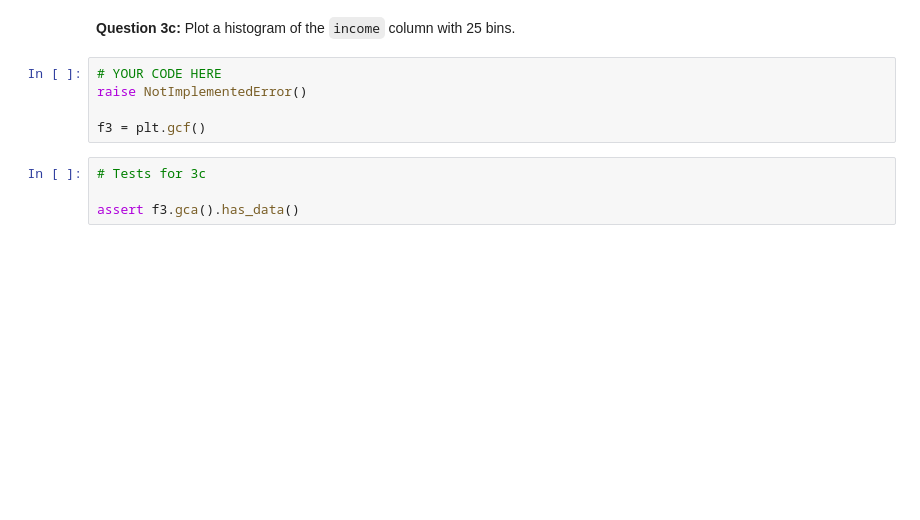
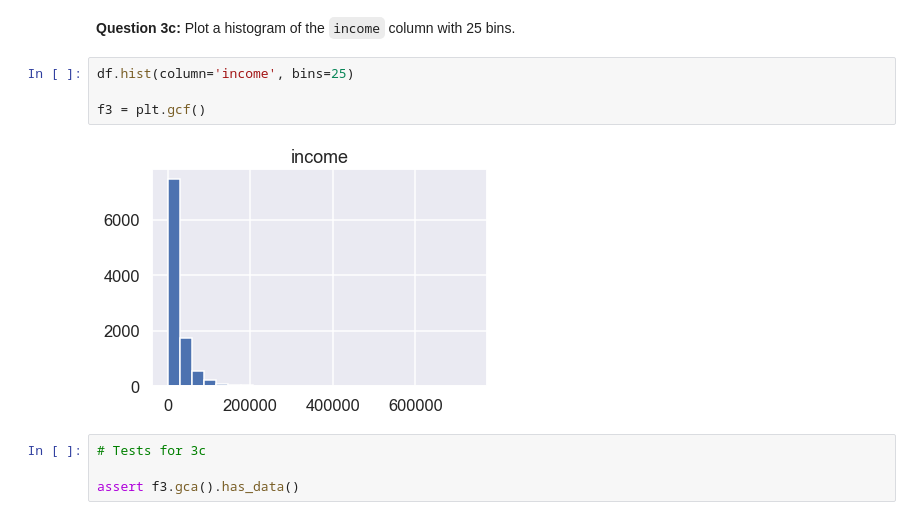
Before and after one commit to johnny-tran/Assignments, a Jupyter notebook: A2/T2783.ipynb, the cells around one changed output. Cells and saved outputs as stored; diff of their text form; blank space fills up the shorter version.

```diff
--- a/A2/T2783.ipynb
+++ b/A2/T2783.ipynb
@@ -257,11 +244,12 @@ f2 = plt.gcf()
 assert f2.gca().has_data()
 # %% [markdown]
 **Question 3c:** Plot a histogram of the `income` column with 25 bins.
-# %%
-# YOUR CODE HERE
-raise NotImplementedError()
-
-f3 = plt.gcf()
+# %%
+df.hist(column='income', bins=25)
+
+f3 = plt.gcf()
+# %% [output]
+[figure, added]
 # %%
 # Tests for 3c
 
```
Also changed, not shown: parts of 53 cells of this notebook.
